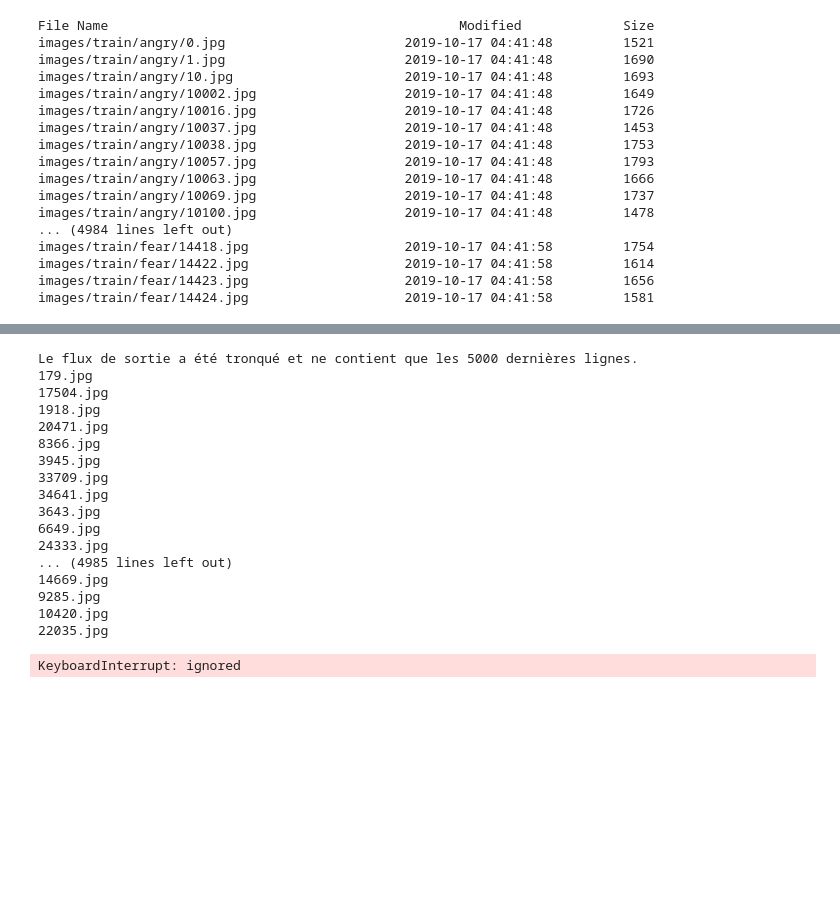
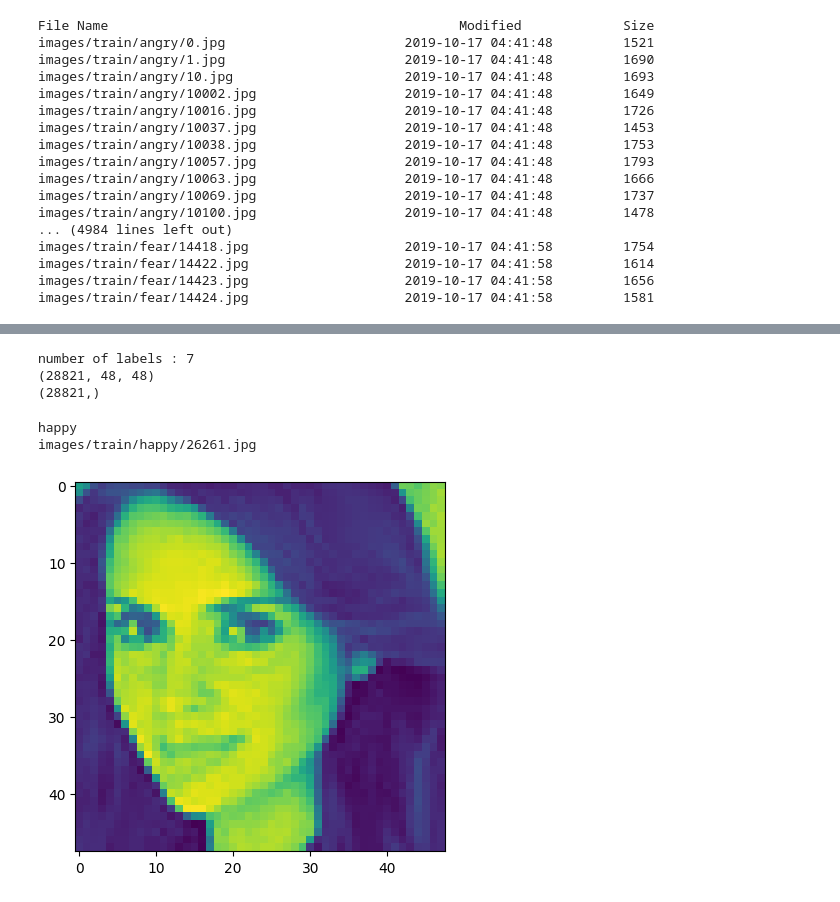
Before and after one commit to Lui10dya/Applied_AI_Miniproject_Diez_Maisonhaute, a Jupyter notebook: main.ipynb, the cells around one changed output, grey strips where cells are left out. Cells and saved outputs as stored; diff of their text form; code cells hidden in the pictures; blank space fills up the shorter version.

Commit message:
Update code, creating X_train array
it's working

```diff
--- a/main.ipynb
+++ b/main.ipynb
@@ -54,31 +44,27 @@ plt.imshow(img_test)
-# %%
-import os
-from os import listdir
-
-nb_labels = len(listdir("images/train"))
-print(nb_labels)
-X_train = np.ze
-
-for label in listdir("images/train"):
-  print(label)
-  for image in listdir("images/train/" + label):
-    X_train[]
-# %% [output]
-Le flux de sortie a été tronqué et ne contient que les 5000 dernières lignes.
-179.jpg
-17504.jpg
-1918.jpg
-20471.jpg
-8366.jpg
-3945.jpg
-33709.jpg
-34641.jpg
-3643.jpg
-6649.jpg
-24333.jpg
-... (4985 lines left out)
-14669.jpg
-9285.jpg
-10420.jpg
-22035.jpg
-KeyboardInterrupt: ignored
+# %%
+#Import the train dataset
+
+nb_labels = len(listdir("images/train"))
+print("number of labels :", nb_labels)
+X_train = []
+Labels_train = []
+NamesCollections_train = []
+
+for k,label in enumerate(listdir("images/train")):
+  #print(label)
+  # print(k)
+  #print(len(listdir("images/train/" + label)))
+  for image in listdir("images/train/" + label):
+    X_train.append(plt.imread("images/train/" + label + "/" + image))
+    #print("images/train/" + label + "/" + image)
+    Labels_train.append(label)
+    NamesCollections_train.append("images/train/" + label + "/" + image)
+
+X_train = np.array(X_train)
+Labels_train = np.array(Labels_train)
+print(X_train.shape)
+print(Labels_train.shape)
+# %% [output]
+number of labels : 7
+(28821, 48, 48)
+(28821,)
@@ -84,0 +90,9 @@ KeyboardInterrupt: ignored
+# %%
+n = 12172
+plt.imshow(X_train[n])
+print(Labels_train[n])
+print(NamesCollections_train[n])
+# %% [output]
+happy
+images/train/happy/26261.jpg
+[figure, added]
```
Also changed, not shown: parts of 5 cells of this notebook.
